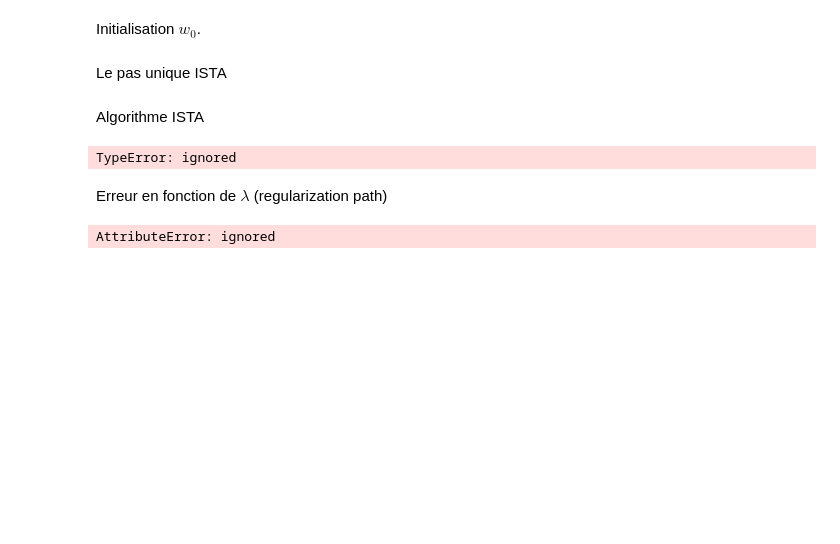
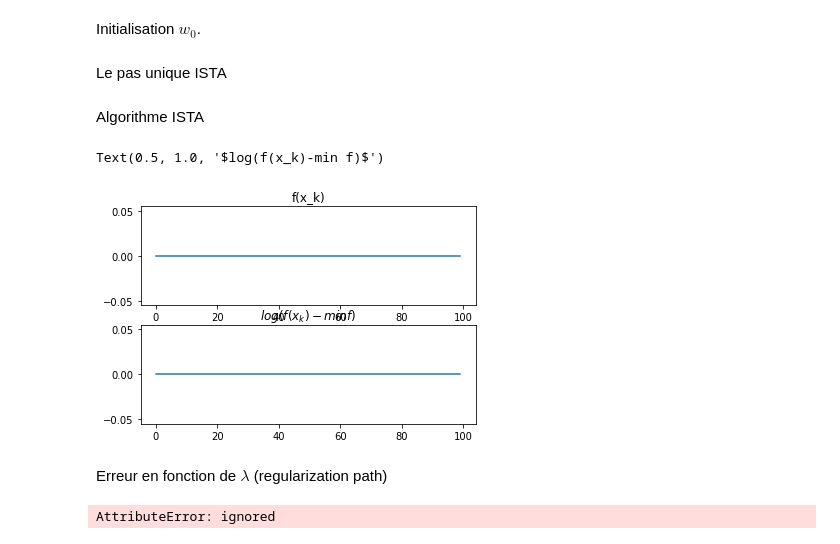
Before and after one commit to MarleneChevalier/Optimisation, a Jupyter notebook: Projet_Optimisation.ipynb, the cells around one changed output. Drawn from its saved outputs; the diff is of its cells as text; code cells hidden in the pictures; blank space fills up the shorter version.

```diff
--- a/Projet_Optimisation.ipynb
+++ b/Projet_Optimisation.ipynb
@@ -558,24 +582,25 @@ Algorithme ISTA
 # %%
 niter = 400
 flist = np.zeros((niter,1))
 x = np.zeros((p_train,1))
 for i in range(0,niter):
-    flist[i] = f(x,Lambda)
+    #flist[i] = f(x,Lambda)
     x = ISTA(x,Lambda,tau)
 ndisp = int(niter/4)
 
 plt.clf
 plt.subplot(2,1,1)
 plt.plot(flist[0:ndisp])
 plt.axis('tight')
 plt.title('f(x_k)')
 plt.subplot(2,1,2)
 e = np.log10( flist[0:ndisp]-flist.min() +1e-20)
 plt.plot(e-e[0])
 plt.axis('tight')
 plt.title('$log(f(x_k)-min f)$')
 # %% [output]
-TypeError: ignored
+Text(0.5, 1.0, '$log(f(x_k)-min f)$')
+[figure, added]
 # %% [markdown]
 Erreur en fonction de $\lambda$ (regularization path)
 # %%
```
Also changed, not shown: parts of 6 cells of this notebook.
